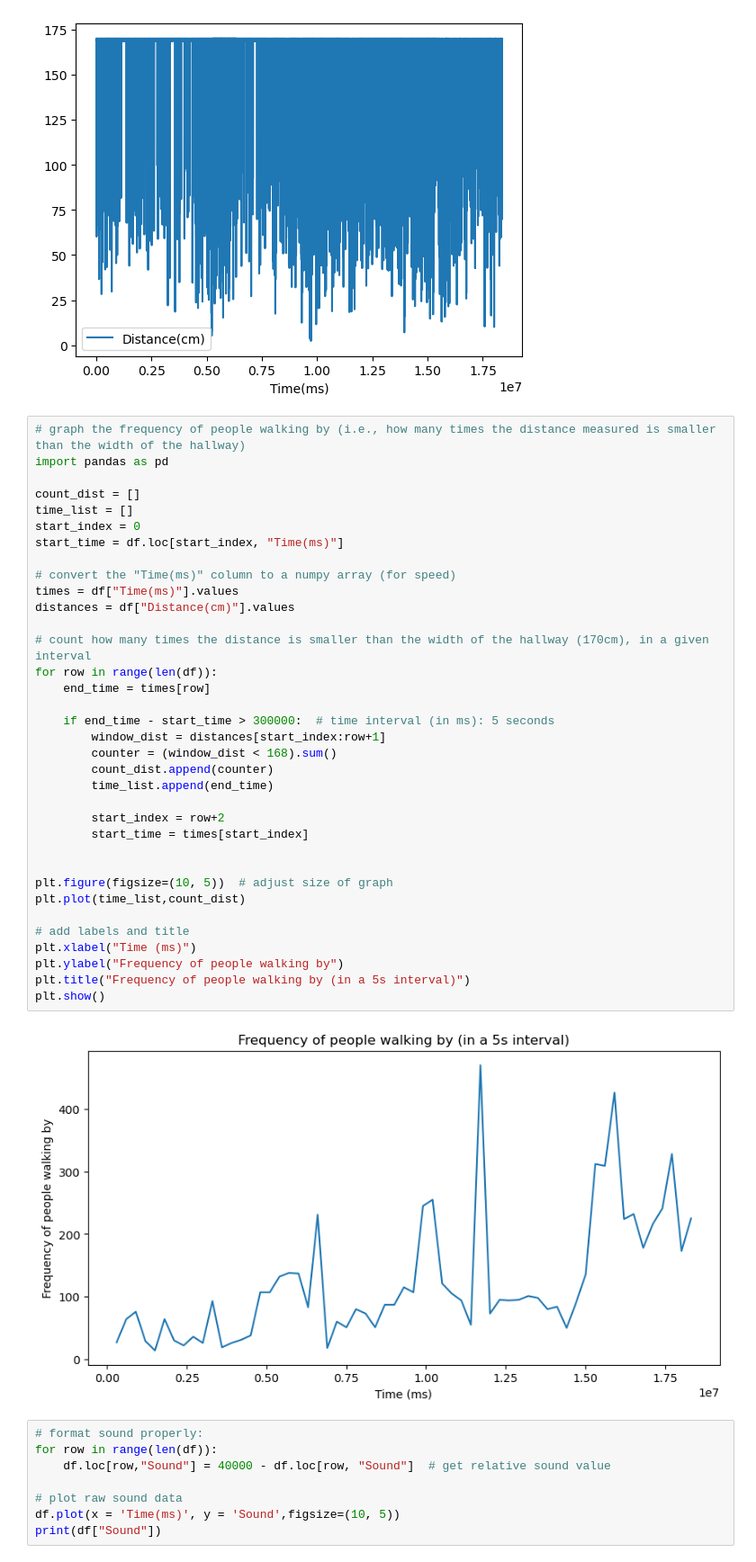
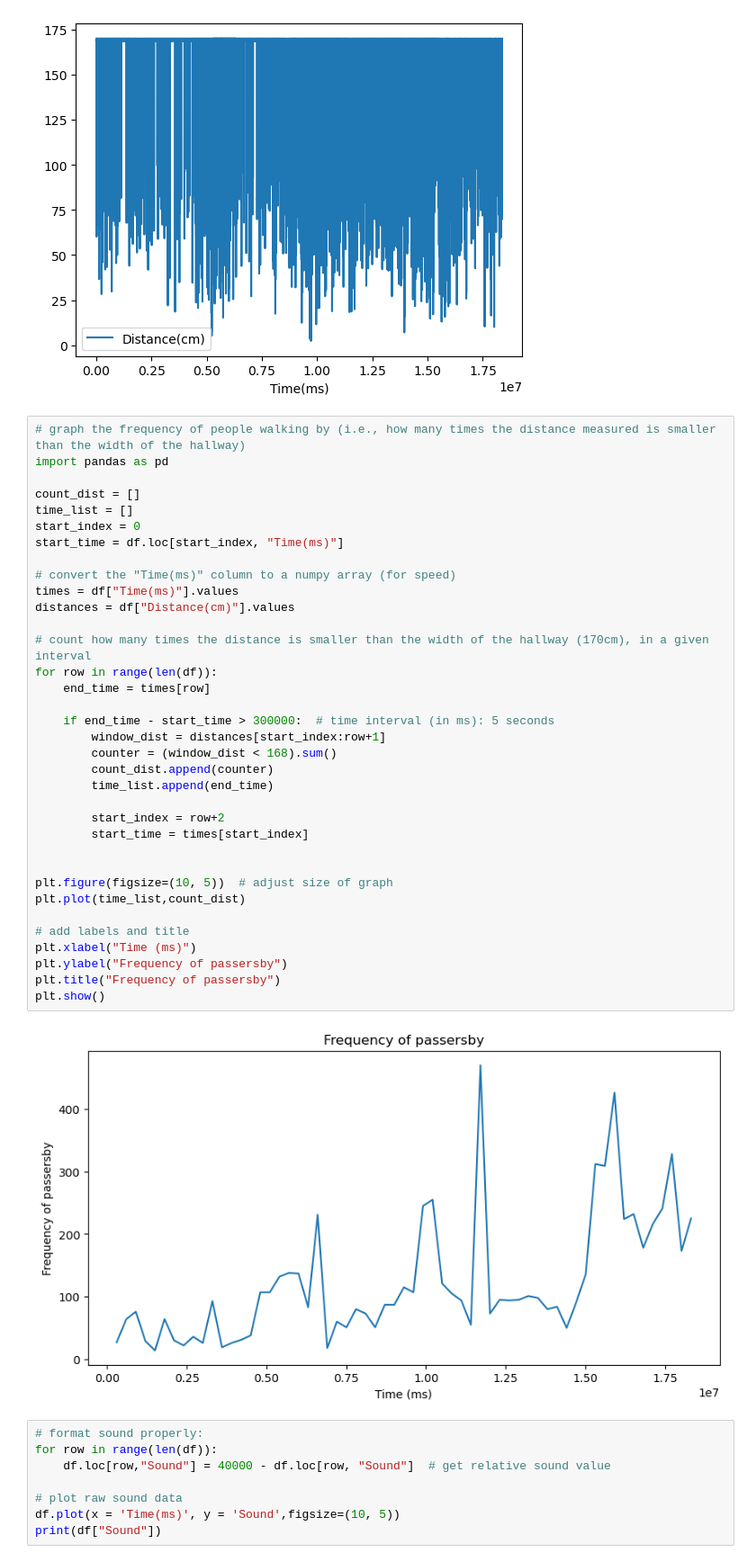
Before and after one commit to melissanghia/Traffic-Monitor-Arduino-MakerSPACE, a Jupyter notebook: code & data/data_analysis_code.ipynb, the cells around one changed output. Shown: that part at 90% size. Saved outputs shown, nothing was run; the diff lists cells and outputs as text.

```diff
--- a/code & data/data_analysis_code.ipynb
+++ b/code & data/data_analysis_code.ipynb
@@ -79,36 +78,36 @@ import pandas as pd
 count_dist = []
 time_list = []
 start_index = 0
 start_time = df.loc[start_index, "Time(ms)"]
 
 # convert the "Time(ms)" column to a numpy array (for speed)
 times = df["Time(ms)"].values
 distances = df["Distance(cm)"].values
 
 # count how many times the distance is smaller than the width of the hallway (170cm), in a given interval
 for row in range(len(df)):
     end_time = times[row]
 
     if end_time - start_time > 300000:  # time interval (in ms): 5 seconds
         window_dist = distances[start_index:row+1]
         counter = (window_dist < 168).sum()
         count_dist.append(counter)
         time_list.append(end_time)
 
         start_index = row+2
         start_time = times[start_index]
 
 
 plt.figure(figsize=(10, 5))  # adjust size of graph
 plt.plot(time_list,count_dist)
 
 # add labels and title
 plt.xlabel("Time (ms)")
-plt.ylabel("Frequency of people walking by")
-plt.title("Frequency of people walking by (in a 5s interval)")
+plt.ylabel("Frequency of passersby")
+plt.title("Frequency of passersby")
 plt.show()
 # %% [output]
-[figure, old version]
+[figure, new version]
 # %%
 # format sound properly:
 for row in range(len(df)):
```
Also changed, not shown: parts of 4 cells of this notebook.
